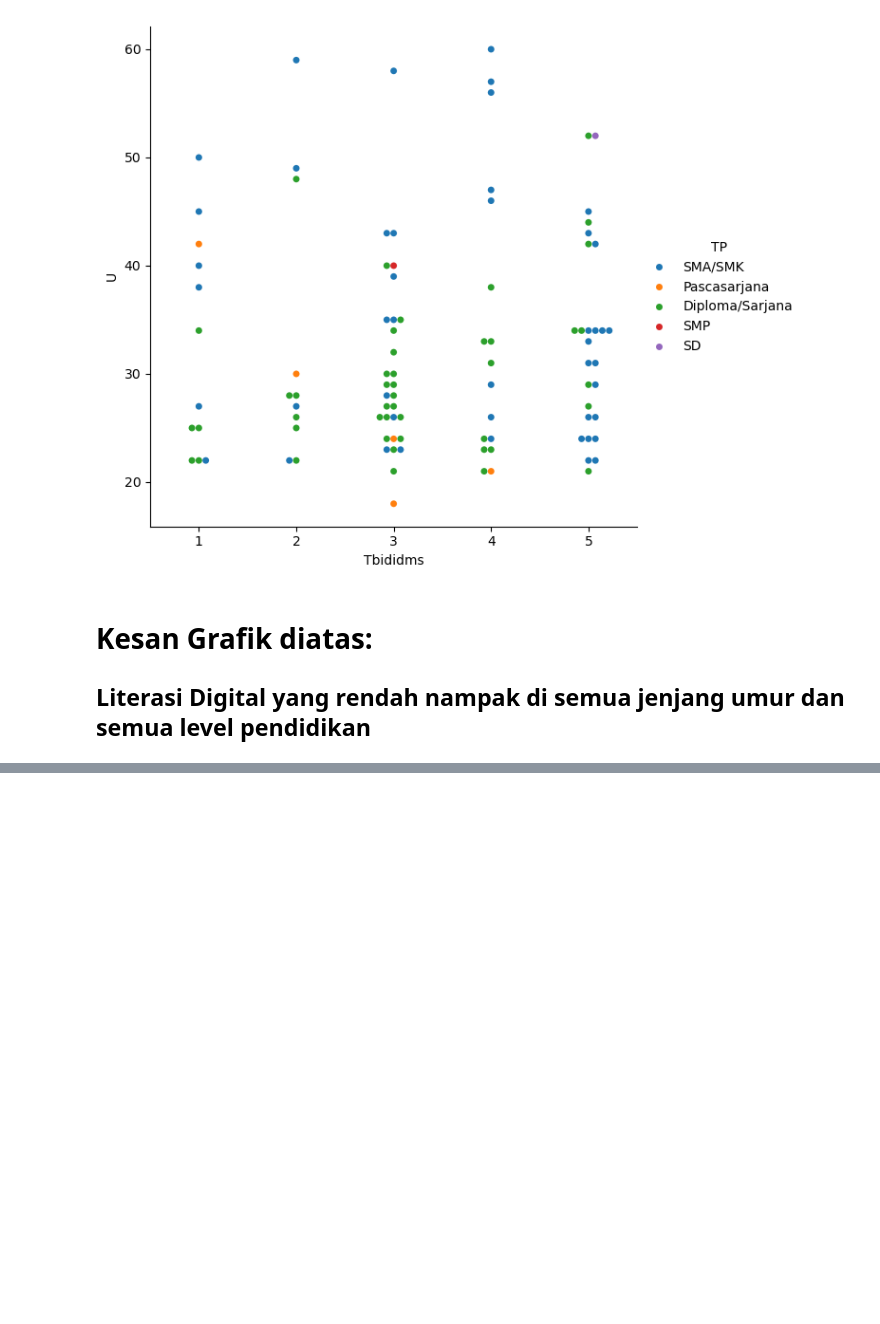
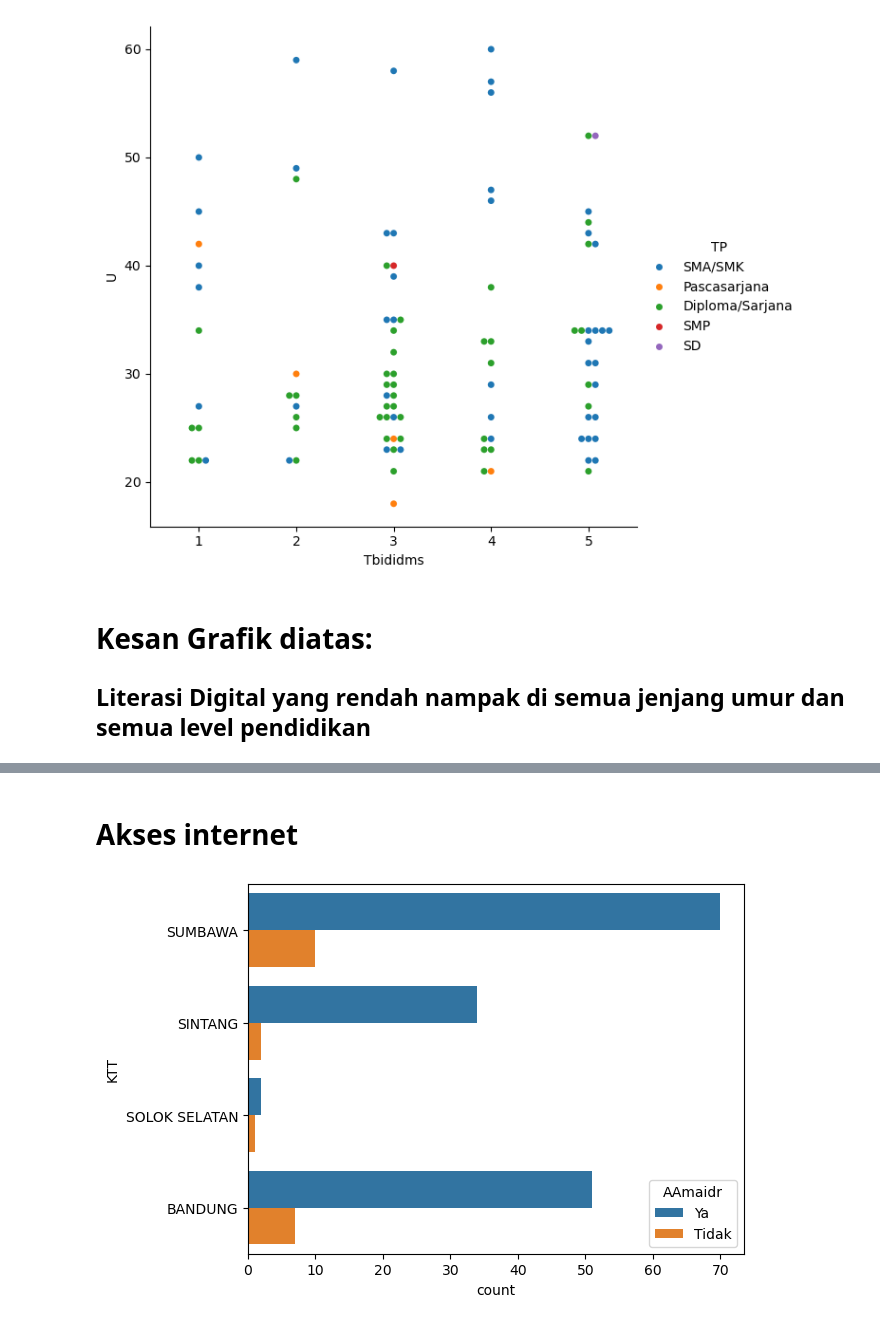
Before and after one commit to taudataanalytics/bakti2024, a Jupyter notebook: Bakti-2024.ipynb, the cells around one changed output, grey strips where cells are left out. Saved outputs shown, nothing was run; the diff lists cells and outputs as text; code cells hidden in the pictures; blank space fills up the shorter version.

```diff
--- a/Bakti-2024.ipynb
+++ b/Bakti-2024.ipynb
@@ -603,0 +634,6 @@ plt.show()
+# %% [markdown]
+# Akses internet
+# %%
+ax = sns.countplot( y='KTT', hue = 'AAmaidr', data=dfK)
+# %% [output]
+[figure, added]
```
Also changed, not shown: parts of 4 cells of this notebook.
